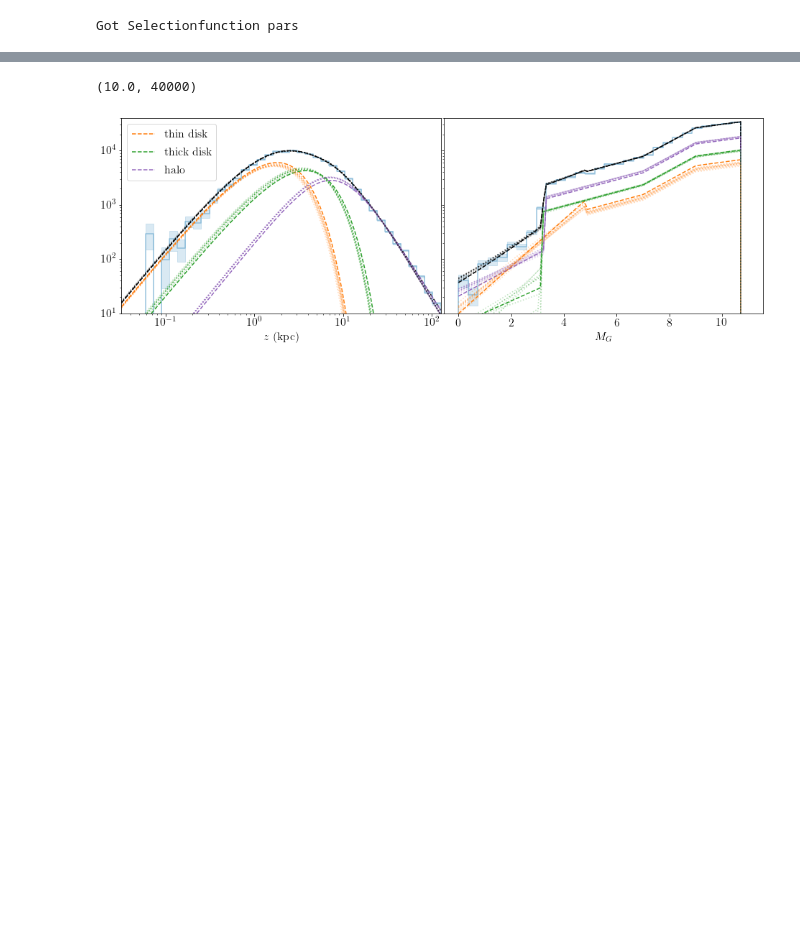
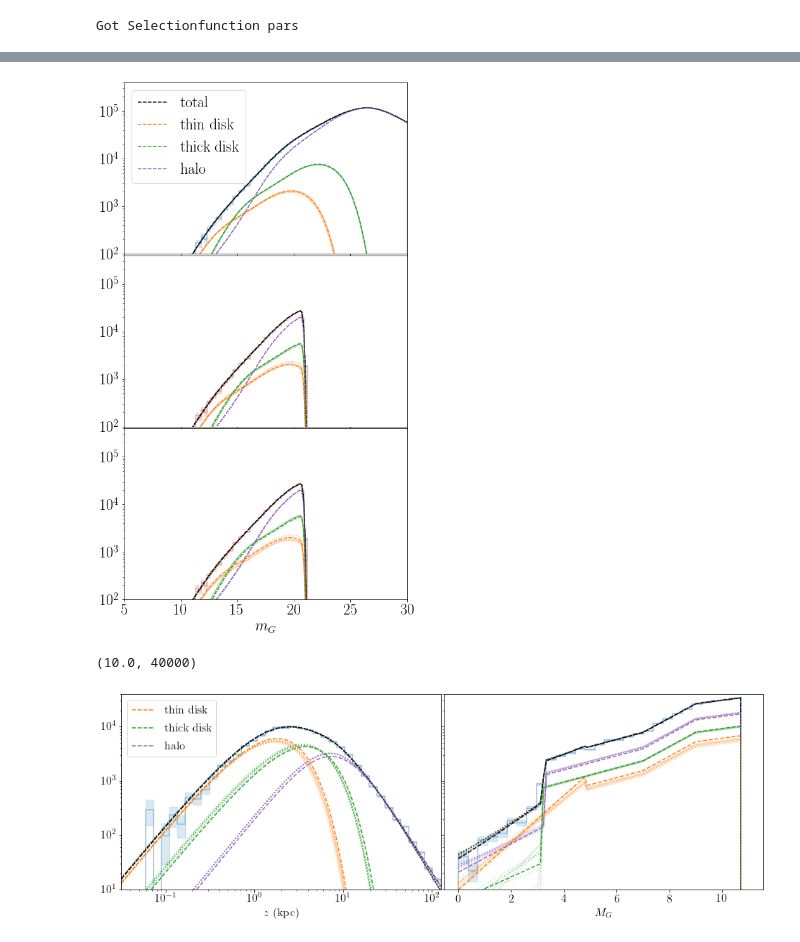
Before and after one commit to aeverall/mwtrace, a Jupyter notebook: mockmodel/Results.ipynb, the cells around one changed output, grey strips where cells are left out. Saved outputs shown, nothing was run; the diff lists cells and outputs as text; code cells hidden in the pictures; blank space fills up the shorter version.

```diff
--- a/mockmodel/Results.ipynb
+++ b/mockmodel/Results.ipynb
@@ -298,0 +444,6 @@ true_pars
+# %%
+plt.rc('axes', labelsize=24)
+plt.rc('xtick',labelsize=24)
+plt.rc('ytick',labelsize=24)
+plt.rc('legend',fontsize=24)
+plt.rc('font',size=24)
@@ -298,0 +489,10 @@ true_pars
+# %%
+Nmag=500;
+
+app_pars = {}
+for key in ['uni_sinb_pixels', 'idx_sinb_pixels', 'pixel_area', 'pixel_id']:
+    app_pars[key] = gsf_pars[key].copy()
+
+mlim = [5,30]
+app_pars['_selectionfunction'] = np.ones((gsf_pars['pixel_id'].size, Nmag))
+app_pars['_m_grid'] = np.linspace(*mlim, Nmag)
@@ -299,3 +605,60 @@ true_pars
+# %%
+fig, axes = plt.subplots(3,1,figsize=(8,15), sharey=True, sharex='col')
+
+true_parameters = true_params_f.copy()
+
+true_kwargs = ({'c':'k','alpha':1, 'linestyle':'--', 'label':'total'},
+               {'c':'tab:orange','alpha':1, 'linestyle':'--', 'label':'thin disk'},
+               {'c':'tab:green','alpha':1, 'linestyle':'--', 'label':'thick disk'},
+               {'c':'tab:purple','alpha':1, 'linestyle':'--', 'label':'halo'})
+
+mcmc_kwargs = ({'c':'k','alpha':0.3, 'linestyle':':'},
+               {'c':'tab:orange','alpha':0.3, 'linestyle':':'},
+               {'c':'tab:green','alpha':0.3, 'linestyle':':'},
+               {'c':'tab:purple','alpha':0.3, 'linestyle':':'})
+
+
+labels = ['full_mcmc', 'sf_mcmc', 'sf_perr_mcmc']
+for jj, model in enumerate([model_full, model_sf, model_sf_perr]):
+
+    nwalker, nstep, ndim = model.mcmc_results['chain'][labels[jj]].shape
+    flat_chain = model.mcmc_results['chain'][labels[jj]][:,int(nstep/2):].reshape(-1,ndim)
+    mcmc_samples = flat_chain[np.random.choice(np.arange(flat_chain.shape[0]), 10, replace=False)]
+
+    plt.sca(axes[jj])
+
+    if jj==0:
+        plotting.plot_hist(sample['m'], np.linspace(*mlim,100), ax=axes[jj], fill_poisson=True,
+                      plot_kwargs={'c':cm.RdBu(0.8), 'alpha':0.5}, fill_kwargs={'color':cm.RdBu(0.8),'alpha':0.2})
+    else:
+        plotting.plot_hist(sample['m'][sample['sf_subset']], np.linspace(*mlim,100), ax=axes[jj], fill_poisson=True,
+                      plot_kwargs={'c':cm.RdBu(0.2), 'alpha':0.5}, fill_kwargs={'color':cm.RdBu(0.2),'alpha':0.2})
+
+    if jj==0: model.fid_pars['gsf_pars'] = app_pars
+    else: model.fid_pars['gsf_pars'] = gsf_pars
+    m_arr = model.fid_pars['gsf_pars']['_m_grid'].copy()
+
+    components = dh_msto.appmag_model_subgaiaSF(true_params_f, fid_pars=model.fid_pars)
+    #print(components.shape)
+    axes[jj].plot(m_arr, np.sum(components, axis=0), **true_kwargs[0])
+    for i in range(3): axes[jj].plot(m_arr, components[i], **true_kwargs[i+1])
+
+    for mcmc_sample in mcmc_samples:
+        components = dh_msto.appmag_model_subgaiaSF(mcmc_sample, fid_pars=model.fid_pars)
+        axes[jj].plot(m_arr, np.sum(components, axis=0), **mcmc_kwargs[0])
+        for i in range(3): axes[jj].plot(m_arr, components[i], **mcmc_kwargs[i+1])
+
+    if jj==0: plt.legend()
+
+plt.sca(axes[2]); plt.yscale('log'); plt.xlabel(r'$m_G$'); plt.xlim(mlim)
+
+plt.subplots_adjust(wspace=0.01, hspace=0.01)
+
+plt.ylim(100.,400000)#100000000)
+
+plt.savefig(f'figs/mock_{file}_{size}_{run_id:03d}_G_disthist.png', bbox_inches='tight', dpi=200)
+# %% [output]
+[figure, added]
 # %%
 fig, axes = plt.subplots(1,2,figsize=(16,5), sharey=True)
 
```
Also changed, not shown: parts of 17 cells of this notebook, 1 other file.
